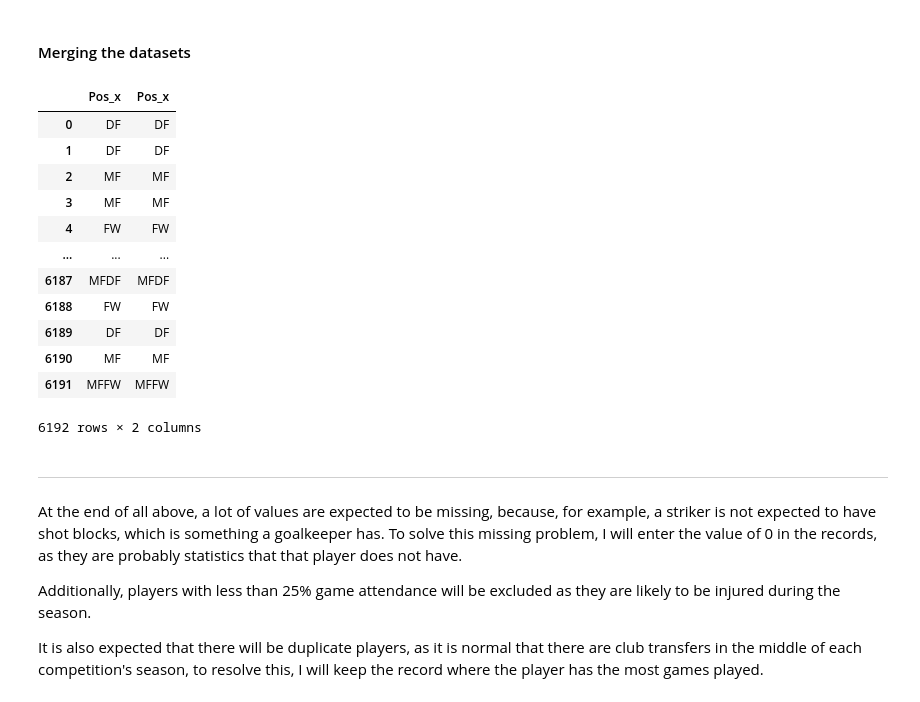
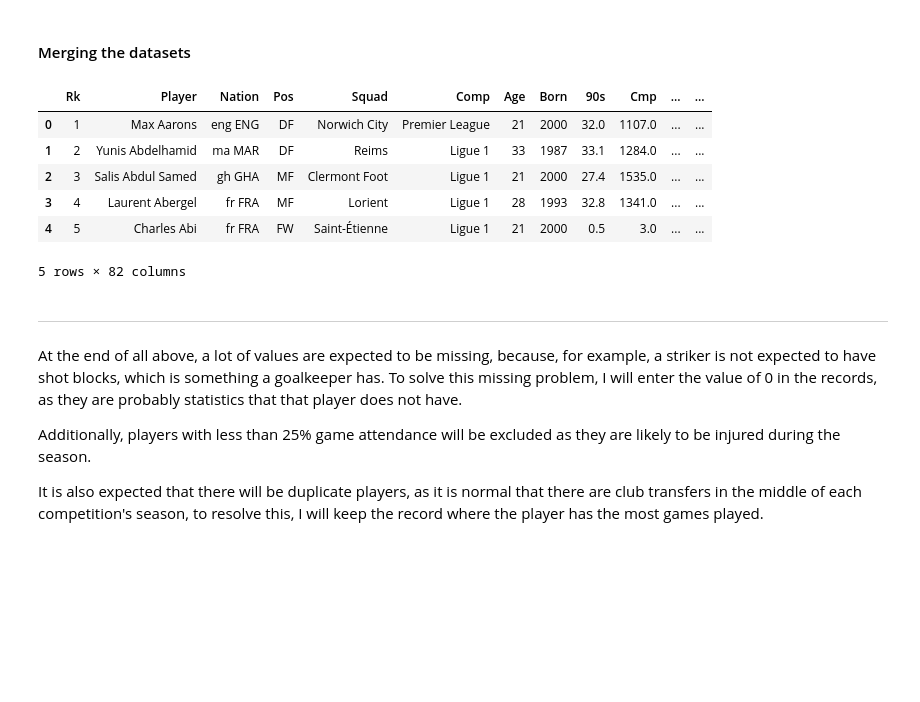
Before and after one commit to dnsrsdata/Football_Player_Rec_Syst, a Jupyter notebook: notebooks/ETL_Playground.ipynb, the cells around one changed output. Cells and saved outputs as stored; diff of their text form; code cells hidden in the pictures; blank space fills up the shorter version.

```diff
--- a/notebooks/ETL_Playground.ipynb
+++ b/notebooks/ETL_Playground.ipynb
@@ -478,8 +478,11 @@ def makenewcol(leaguename, dataset):
     """Adds a column to the dataset containing the name of the competition.
 
     Args:
-        liguename (Str): League name
-        dataset (Dataframe): Dataset to add the new column
+        leaguename (str): league name
+        dataset (dataframe): dataset name to add the new column
+
+    Returns:
+        dataset: dataset containing a new column with the indicated values
     """
     dataset['Comp'] = leaguename
     return dataset
@@ -509,6 +512,11 @@ def splitColumnValue(dataset, pos = 3, col = 'Comp'):
 
     Args:
         dataset (dataset): dataset to fix the values of the column
+        pos (int, optional): position of the index that will be used as a reference for the split. Defaults to 3.
+        col (str, optional): column that will be applied to the division of values. Defaults to 'Comp'.
+
+    Returns:
+        dataset: dataset containing changes in the indicated column
     """
     dataset[col] = dataset[col].str.slice(start = pos)
     dataset[col] = dataset[col].str.strip()
@@ -528,6 +536,9 @@ def concatDatasets(list_datasets = []):
 
     Args:
         list_datasets (list): list containing all datasets to concatenate. Defaults to [].
+
+    Returns:
+        dataset: single dataset containing all data from inserted datasets
     """
     dataset_concatenated = pd.concat(list_datasets)
     return dataset_concatenated
@@ -546,10 +557,22 @@ df_goalkeeping = concatDatasets(goalkeeping_df_list)
 # %% [markdown]
 #### Merging the datasets
 # %%
-def mergeDatasets(list_datasets, column_name, join_style = 'inner'):
+def mergeDatasets(list_datasets, column_name, join_style):
+    """Merge data from inserted datasets
+
+    Args:
+        list_datasets (list): list containing the datasets
+        column_name (str): column that will be used to join the datasets
+        join_style (str): specifies the type of join that will be used
+
+    Returns:
+        dataset: single dataset containing all merged data
+    """
     dataset_one = list_datasets[0]
     del list_datasets[0]
     for dataset in list_datasets:
-        dataset_one = dataset_one.merge(dataset, how = join_style, on = column_name)
+        cols_to_use = dataset.columns.difference(dataset_one.columns).to_list()
+        cols_to_use.append(column_name)
+        dataset_one = dataset_one.merge(dataset[cols_to_use], how = join_style, on = column_name)
 
     return dataset_one
@@ -559,16 +579,15 @@ t = mergeDatasets(df_lista, '-9999', 'outer')
-# %%
-t.Pos_x
-# %% [output]
-|  | Pos_x | Pos_x |
-| 0 | DF | DF |
-| 1 | DF | DF |
-| 2 | MF | MF |
-| 3 | MF | MF |
-| 4 | FW | FW |
-| ... | ... | ... |
-| 6187 | MFDF | MFDF |
-| 6188 | FW | FW |
-| 6189 | DF | DF |
-| 6190 | MF | MF |
-| 6191 | MFFW | MFFW |
-6192 rows × 2 columns
+# %%
+# Creating a list with the name of the datasets to join
+df_lista = [df_passes, df_shoots, df_defense_act, df_goalkeeping]
+
+# Merging the datasets and checking the results
+all_players_data = mergeDatasets(df_lista, '-9999', 'outer')
+all_players_data.head()
+# %% [output]
+|  | Rk | Player | Nation | Pos | Squad | Comp | Age | Born | 90s | Cmp | ... | ... |
+| 0 | 1 | Max Aarons | eng ENG | DF | Norwich City | Premier League | 21 | 2000 | 32.0 | 1107.0 | ... | ... |
+| 1 | 2 | Yunis Abdelhamid | ma MAR | DF | Reims | Ligue 1 | 33 | 1987 | 33.1 | 1284.0 | ... | ... |
+| 2 | 3 | Salis Abdul Samed | gh GHA | MF | Clermont Foot | Ligue 1 | 21 | 2000 | 27.4 | 1535.0 | ... | ... |
+| 3 | 4 | Laurent Abergel | fr FRA | MF | Lorient | Ligue 1 | 28 | 1993 | 32.8 | 1341.0 | ... | ... |
+| 4 | 5 | Charles Abi | fr FRA | FW | Saint-Étienne | Ligue 1 | 21 | 2000 | 0.5 | 3.0 | ... | ... |
+5 rows × 82 columns
```
Also changed, not shown: parts of 3 cells of this notebook.
